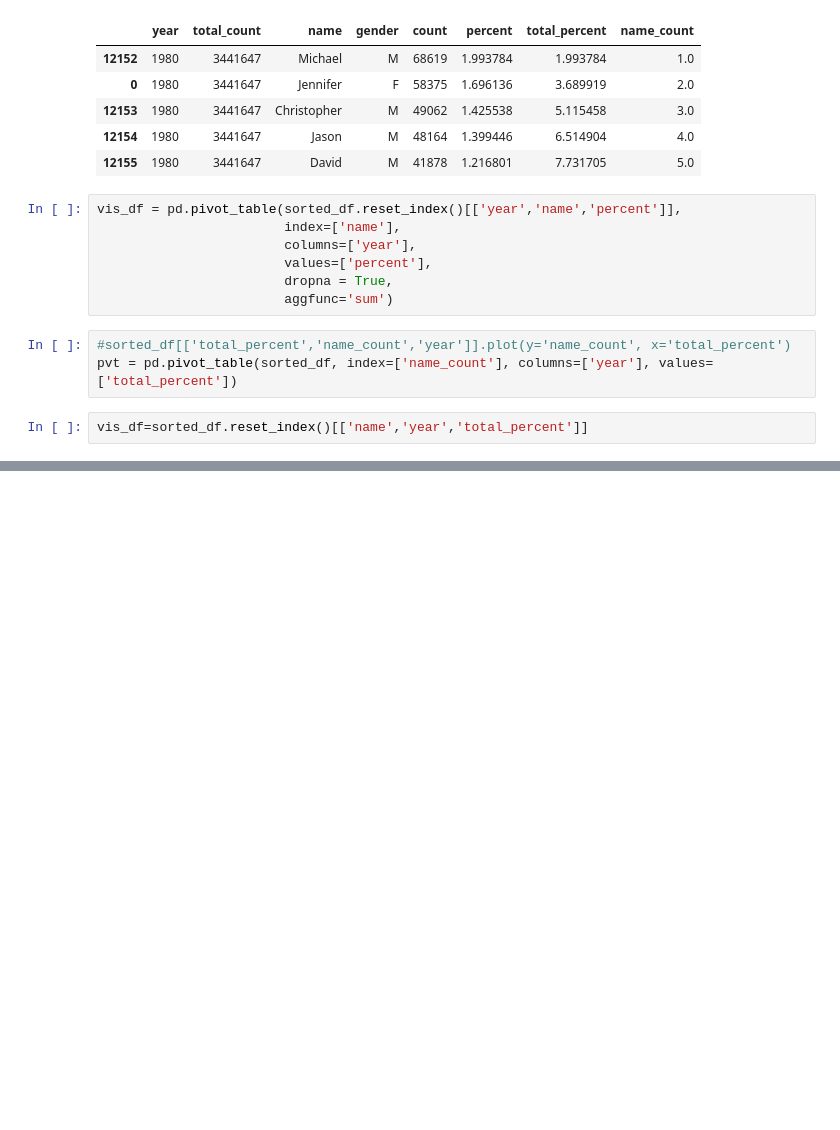
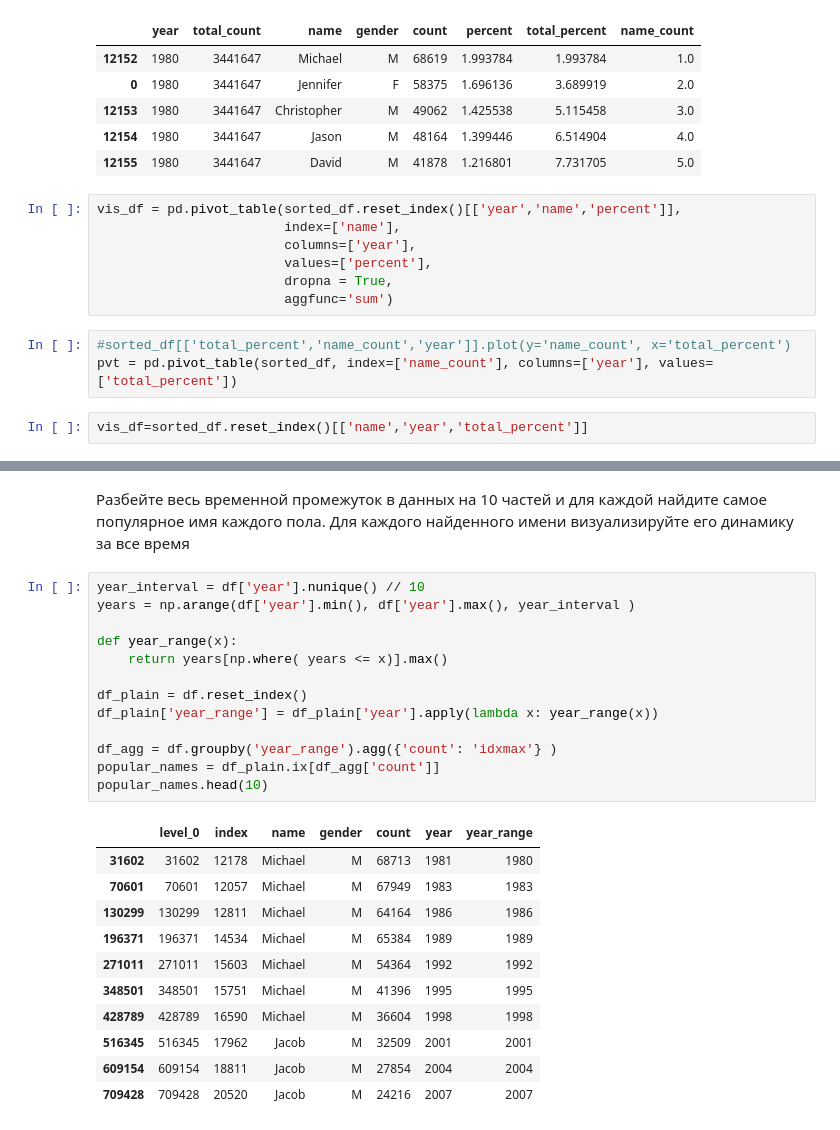
Before and after one commit to erlong15/bigdata_homework, a Jupyter notebook: homework2/homework2.ipynb, the cells around one changed output, grey strips where cells are left out. Drawn from its saved outputs; the diff is of its cells as text; blank space fills up the shorter version.

```diff
--- a/homework2/homework2.ipynb
+++ b/homework2/homework2.ipynb
@@ -183,0 +195,29 @@ plt.show()
+# %% [markdown]
+Разбейте весь временной промежуток в данных на 10 частей и для каждой
+найдите самое популярное имя каждого пола. Для каждого найденного имени
+визуализируйте его динамику за все время
+# %%
+year_interval = df['year'].nunique() // 10
+years = np.arange(df['year'].min(), df['year'].max(), year_interval )
+
+def year_range(x):
+    return years[np.where( years <= x)].max()
+
+df_plain = df.reset_index()
+df_plain['year_range'] = df_plain['year'].apply(lambda x: year_range(x))
+
+df_agg = df.groupby('year_range').agg({'count': 'idxmax'} )
+popular_names = df_plain.ix[df_agg['count']]
+popular_names.head(10)
+# %% [output]
+|  | level_0 | index | name | gender | count | year | year_range |
+| 31602 | 31602 | 12178 | Michael | M | 68713 | 1981 | 1980 |
+| 70601 | 70601 | 12057 | Michael | M | 67949 | 1983 | 1983 |
+| 130299 | 130299 | 12811 | Michael | M | 64164 | 1986 | 1986 |
+| 196371 | 196371 | 14534 | Michael | M | 65384 | 1989 | 1989 |
+| 271011 | 271011 | 15603 | Michael | M | 54364 | 1992 | 1992 |
+| 348501 | 348501 | 15751 | Michael | M | 41396 | 1995 | 1995 |
+| 428789 | 428789 | 16590 | Michael | M | 36604 | 1998 | 1998 |
+| 516345 | 516345 | 17962 | Jacob | M | 32509 | 2001 | 2001 |
+| 609154 | 609154 | 18811 | Jacob | M | 27854 | 2004 | 2004 |
+| 709428 | 709428 | 20520 | Jacob | M | 24216 | 2007 | 2007 |
```
Also changed, not shown: parts of 5 cells of this notebook.
